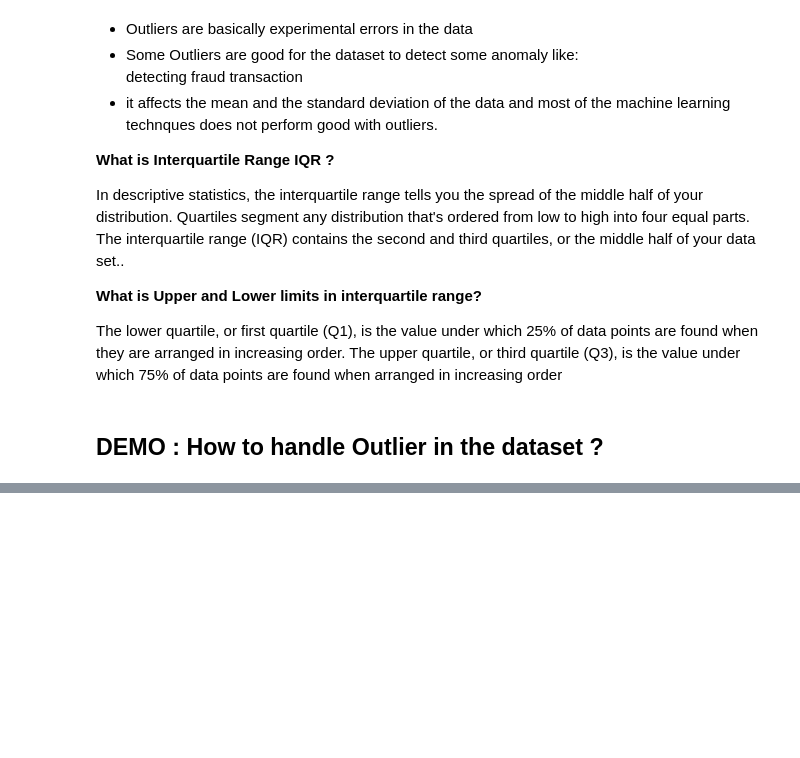
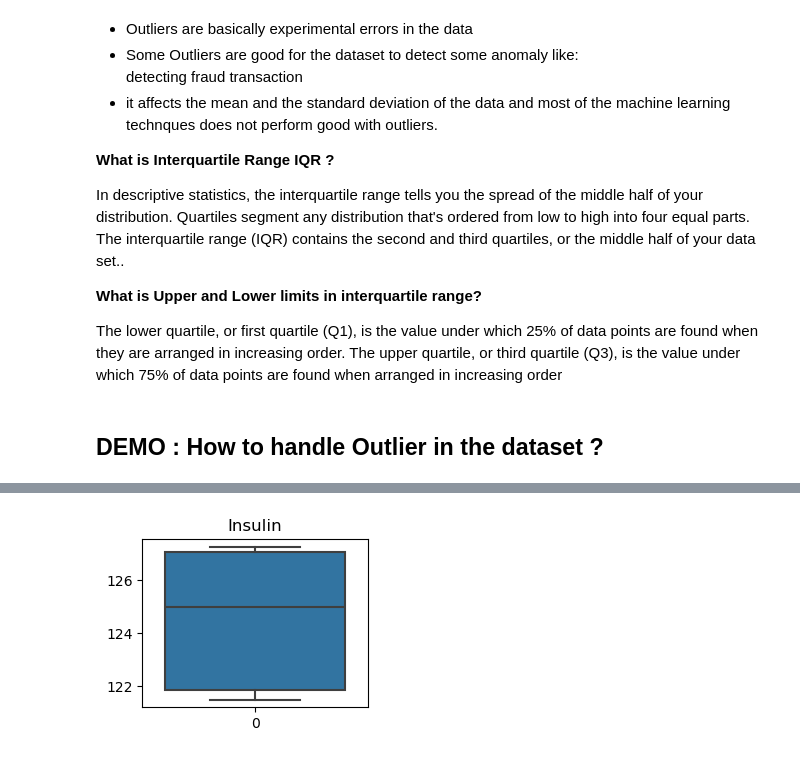
Before and after one commit to deAlgorithm/Data_Mining, a Jupyter notebook: Notebooks/Exploratory Data Analytics.ipynb, the cells around one changed output, grey strips where cells are left out. Cells and saved outputs as stored; diff of their text form; code cells hidden in the pictures; blank space fills up the shorter version.

```diff
--- a/Notebooks/Exploratory Data Analytics.ipynb
+++ b/Notebooks/Exploratory Data Analytics.ipynb
@@ -75,0 +522,9 @@ and presentation of masses of numerical data.</li>
+# %%
+data['Insulin'] = data['Insulin'].clip(lower=data['Insulin'].quantile(0.25),upper=data['Insulin'].quantile(0.75))
+# %%
+plt.subplot(2,2,1)
+sns.boxplot(data['Insulin'])
+plt.title('Insulin')
+plt.show()
+# %% [output]
+[figure, added]
```
Also changed, not shown: parts of 65 cells of this notebook, 1 other file.
